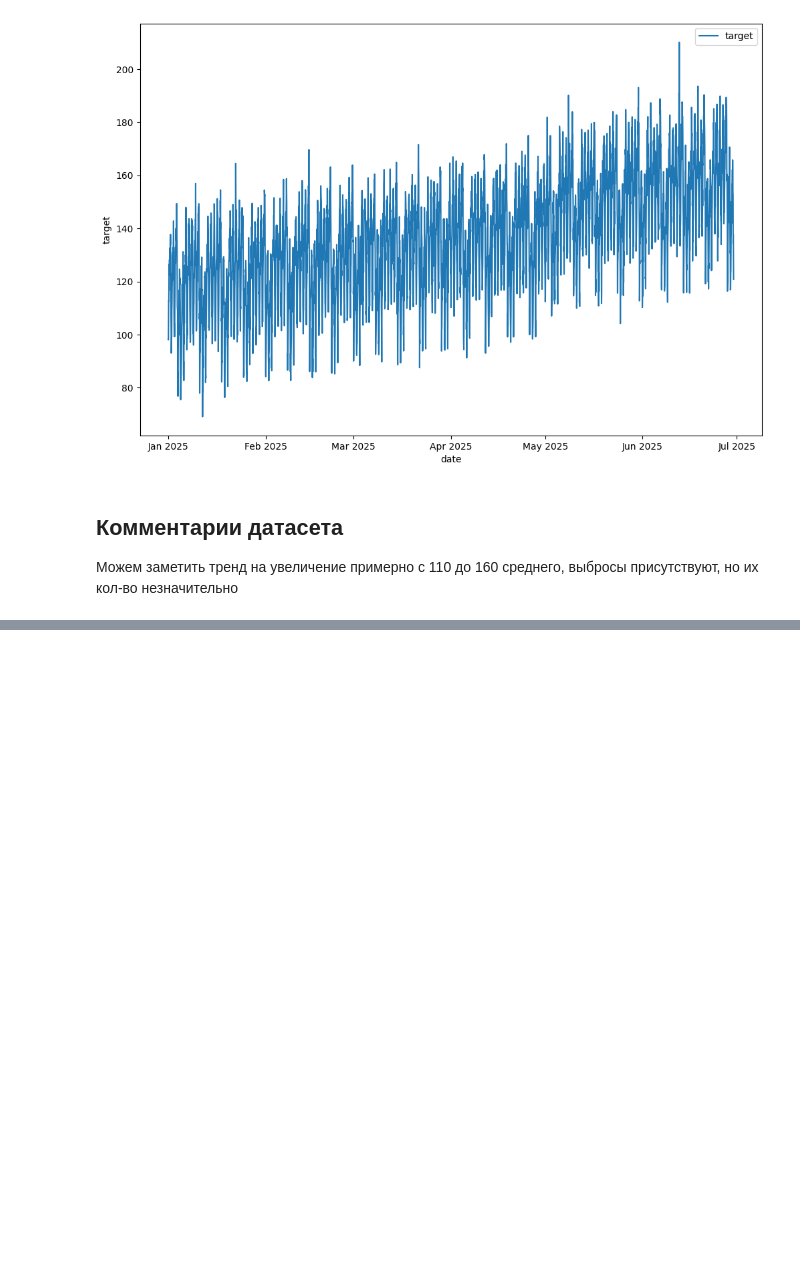
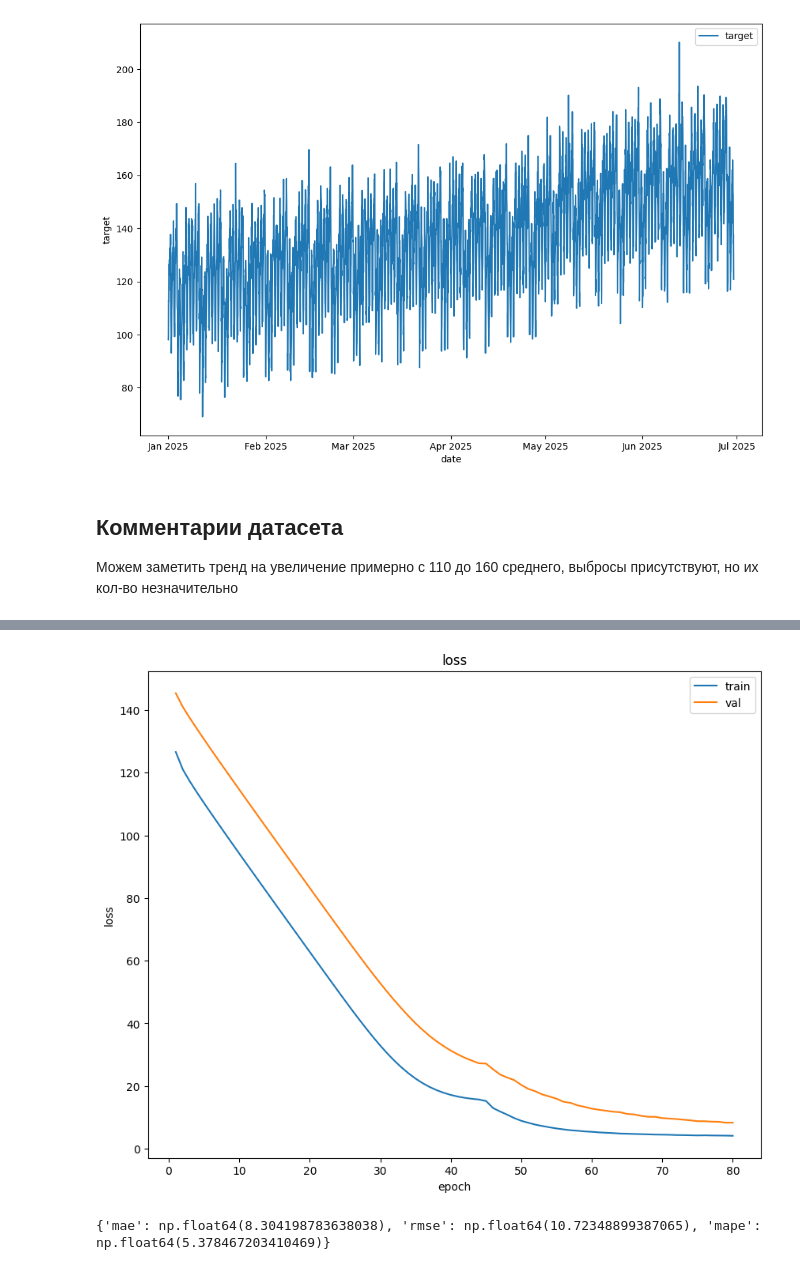
Before and after one commit to mazxal0/AI-Mirea-Course, a Jupyter notebook: homeworks/HW12/HW12.ipynb, the cells around one changed output, grey strips where cells are left out. Cells and saved outputs as stored; diff of their text form; code cells hidden in the pictures; blank space fills up the shorter version.

```diff
--- a/homeworks/HW12/HW12.ipynb
+++ b/homeworks/HW12/HW12.ipynb
@@ -173,3 +181,5 @@ df.head(5)
+# %%
+train_df, val_df, test_df = train_df.drop(columns=['date']), val_df.drop(columns=['date']), test_df.drop(columns=['date'])
 # %%
 train_X = train_df.drop(columns=['target'])
 train_Y = train_df['target']
@@ -315,0 +443,15 @@ def metrics(y_pred, y_true):
+# %%
+model = Model(7, 32, 1, 0).to(device)
+optimizer = optim.Adam(params=model.parameters(), lr=1e-3)
+criterion = nn.L1Loss()
+# %%
+x_train_wins, y_trains_wins = make_windows(train_scaller ,train_Y.values, window_size=32)
+x_train_wins = torch.tensor(x_train_wins, dtype=torch.float32).to(device)
+x_val_wins, y_vals_wins = make_windows(val_scaller, val_Y.values, window_size=32)
+x_val_wins = torch.tensor(x_val_wins, dtype=torch.float32).to(device)
+
+train_dataset = CustomDataset(x_train_wins, y_trains_wins)
+val_dataset = CustomDataset(x_val_wins, y_vals_wins)
+
+train_loader = torch.utils.data.DataLoader(train_dataset, shuffle=True, batch_size=32)
+val_loader = torch.utils.data.DataLoader(val_dataset, batch_size=32)
@@ -315,0 +462,11 @@ def metrics(y_pred, y_true):
+# %%
+history = fit(
+    model=model,
+    criterion=criterion,
+    optimizer=optimizer,
+    train_loader=train_loader,
+    val_loader=val_loader,
+    epochs=80,
+    device=device,
+    verbose=True,
+)
@@ -315,0 +491,23 @@ def metrics(y_pred, y_true):
+# %%
+plt.figure(figsize=(10, 8))
+epochs = torch.arange(1, len(history['train_loss']) + 1)
+plt.plot(epochs, history['train_loss'], label='train')
+plt.plot(epochs, history['val_loss'], label='val')
+plt.title("loss")
+plt.ylabel("loss")
+plt.xlabel("epoch")
+plt.legend()
+plt.savefig('./artifacts/figures/gru_learning_curves.png')
+plt.show()
+# %% [output]
+[figure, added]
+# %%
+model.eval()
+with torch.no_grad():
+    preds = model(x_val_wins).cpu().numpy()
+    y_true = y_vals_wins
+
+metrics_r1 = metrics(preds, y_vals_wins)
+print(metrics_r1)
+# %% [output]
+{'mae': np.float64(8.304198783638038), 'rmse': np.float64(10.72348899387065), 'mape': np.float64(5.378467203410469)}
```
Also changed, not shown: parts of 32 cells of this notebook, 8 other files.
